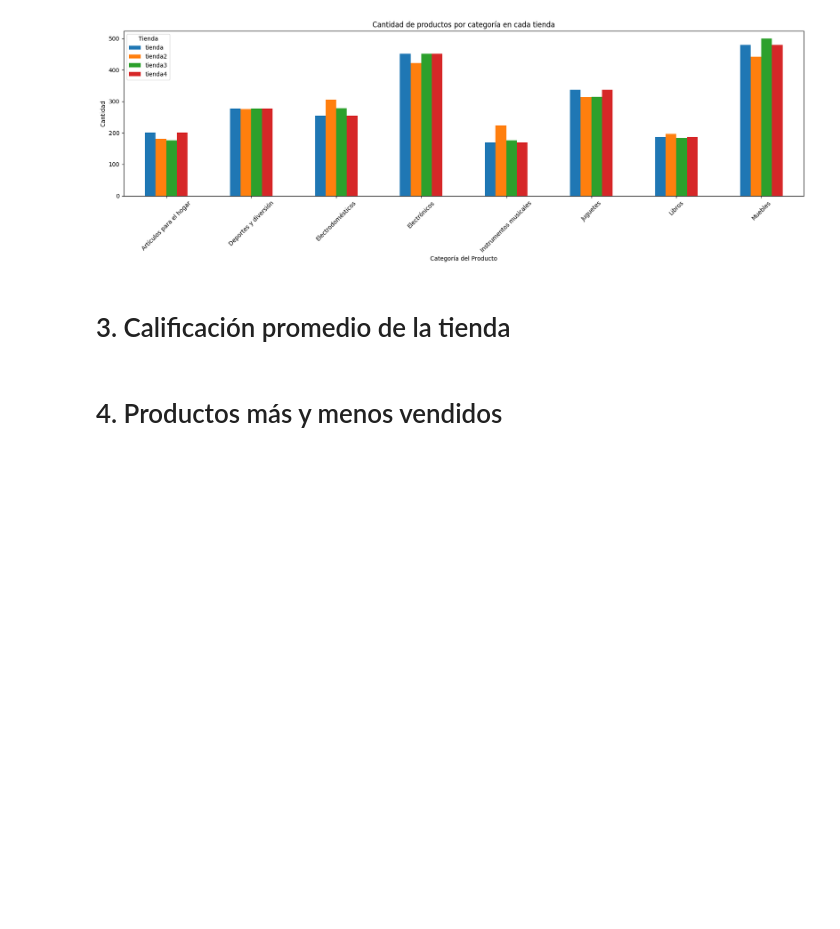
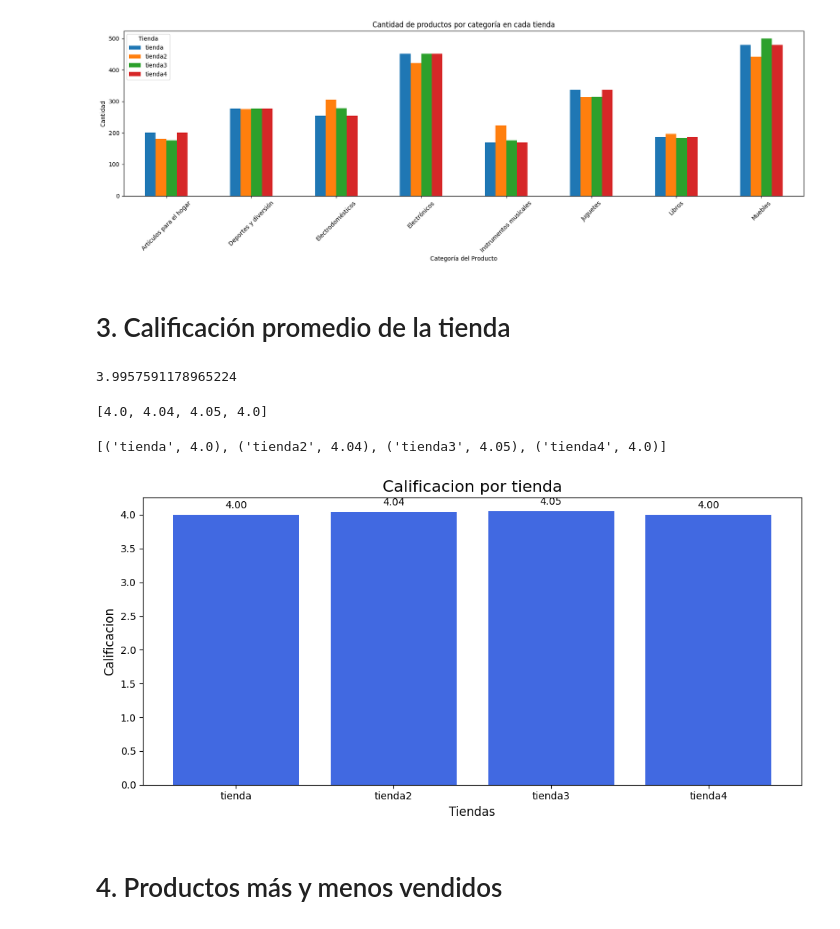
Before and after one commit to Alfonso-Jesus-Garcia-Moya/Challenge_1_Python_para_Data_Science_Challenge_Alura_Store, a Jupyter notebook: AluraStoreLatam.ipynb, the cells around one changed output. Drawn from its saved outputs; the diff is of its cells as text; code cells hidden in the pictures; blank space fills up the shorter version.

```diff
--- a/AluraStoreLatam.ipynb
+++ b/AluraStoreLatam.ipynb
@@ -225,6 +225,74 @@ plt.show()
 [figure]
 # %% [markdown]
 # 3. Calificación promedio de la tienda
+# %%
+suma_de_precios = tienda["Calificación"].mean()
+print(suma_de_precios)
+# %% [output]
+3.9957591178965224
+# %%
+# Para continuar con el analisis de todas las tiendas.
+# Creare una lista de los dataframes para usarla como lista iterable
+
+tiendas_df = [tienda, tienda2, tienda3, tienda4]
+
+# Crearé otra lista con los nombres de los dataframes y usar como etiqueda en el futuro y no procesar los dataframes completos.
+
+nombres_tiendas = ["tienda", "tienda2", "tienda3", "tienda4"]
+
+# Crearé otra lista vacia de la suma de los precios de cada tienda.
+
+Calificaciones_promedio_por_tienda = []
+
+# Sumaré los Precios es el costo por el cual se vendio cada producto de cada tienda, usando la lista tiendas de forma iterable.
+
+for tienda_dataframe in tiendas_df :
+  suma_de_Precios = tienda_dataframe["Calificación"].mean()
+
+# Agregaré cada suma de precios por tienda a al lista vacia anteriormente creada Calificaciones_promedio_por_tienda
+
+  Calificaciones_promedio_por_tienda.append(suma_de_Precios)
+
+# Convertir cada suma de precios a un tipo float.
+
+Calificaciones_promedio_por_tienda = [round( float(precio),2) for precio in Calificaciones_promedio_por_tienda]
+
+print(Calificaciones_promedio_por_tienda)
+# %% [output]
+[4.0, 4.04, 4.05, 4.0]
+# %%
+# Generare una lista de tuplas con nombre del dataframe de las tiendas y el resutados de la suma_de_precios_por_tienda
+
+resultado_de_calificacion_promedio_y_numero_de_tienda = list(zip(nombres_tiendas, Calificaciones_promedio_por_tienda))
+
+print(resultado_de_calificacion_promedio_y_numero_de_tienda)
+# %% [output]
+[('tienda', 4.0), ('tienda2', 4.04), ('tienda3', 4.05), ('tienda4', 4.0)]
+# %%
+# Con Matplolib instalado y con las bibliotecas importadas, continuaré en generar los graficos explicativos.
+# Usaremos la variable con los datos resultado_de_tienda_y_suma_de_precios y extraeré los datos de la tupla para usarlos en cada eje del grafico.
+
+tiendas, calificacion = zip(*resultado_de_calificacion_promedio_y_numero_de_tienda)
+
+# Carateristicas de la figura
+
+grafico_facturacion_por_tienda = plt.figure(figsize=(10,5))
+
+plt.bar(tiendas, calificacion, color="royalblue")
+plt.title("Calificacion por tienda", fontsize=16)
+plt.xlabel("Tiendas", fontsize=12)
+plt.ylabel("Calificacion", fontsize=12)
+
+# Mostrar valores arriba de las barras
+for i, valor in enumerate(calificacion):
+    # The error was caused by the large offset 1e7 used to position text above the bars.
+    #  Removing the offset or using a smaller offset (e.g., valor + 0.1) can fix this problem:
+    plt.text(i, valor + 0.1, f"{valor:.2f}", ha="center", fontsize=10)
+
+plt.tight_layout()
+plt.show()
+# %% [output]
+[figure, added]
 # %% [markdown]
 # 4. Productos más y menos vendidos
 # %% [markdown]
```
